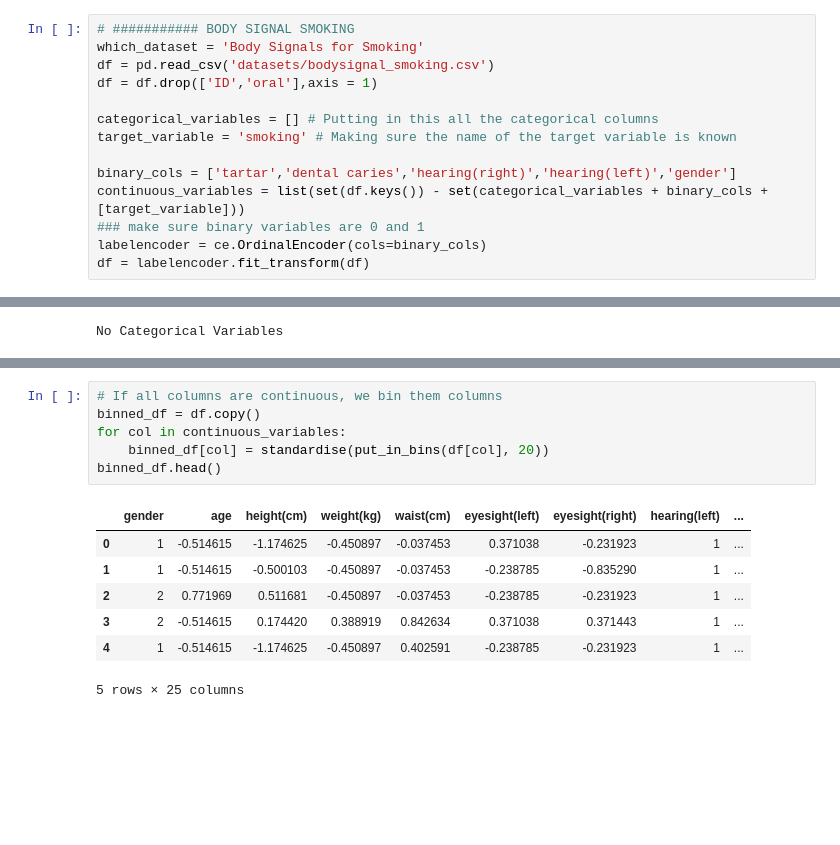
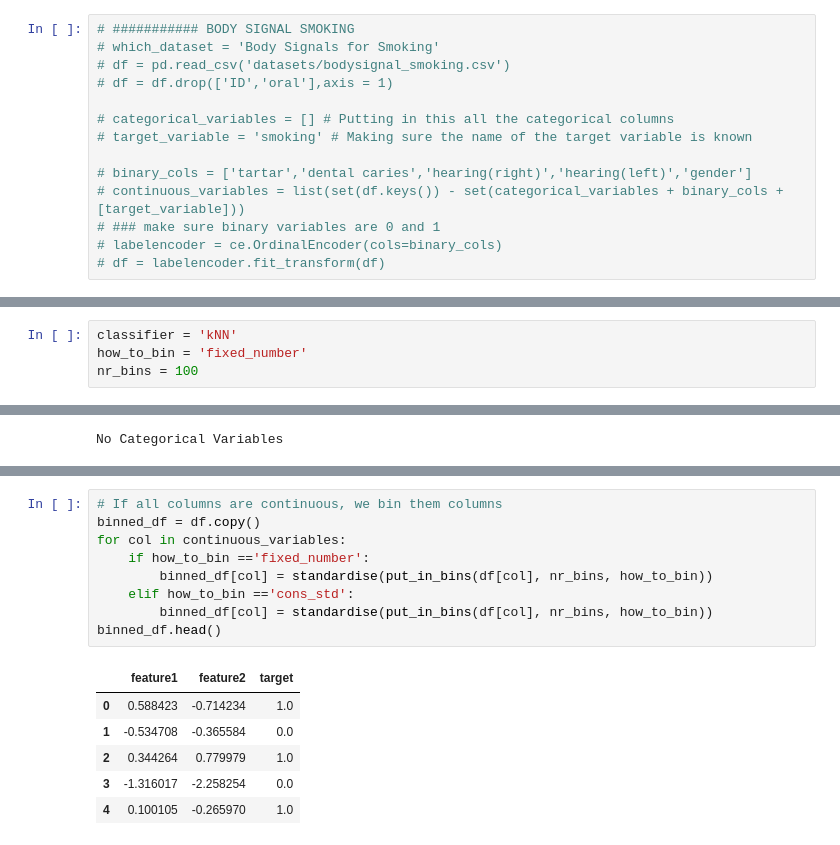
Before and after one commit to irisroatis/phd_year1_code_term2, a Jupyter notebook: datasets_continuous_only.ipynb, the cells around one changed output, grey strips where cells are left out. Saved outputs shown, nothing was run; the diff lists cells and outputs as text; blank space fills up the shorter version.

```diff
--- a/datasets_continuous_only.ipynb
+++ b/datasets_continuous_only.ipynb
@@ -113,15 +206,15 @@ def put_in_bins(data, how_many_bins):
 #        'pH', 'sulphates', 'alcohol']
 # %%
 # ########### BODY SIGNAL SMOKING
-which_dataset = 'Body Signals for Smoking'
-df = pd.read_csv('datasets/bodysignal_smoking.csv')
-df = df.drop(['ID','oral'],axis = 1)
+# which_dataset = 'Body Signals for Smoking'
+# df = pd.read_csv('datasets/bodysignal_smoking.csv')
+# df = df.drop(['ID','oral'],axis = 1)
 
-categorical_variables = [] # Putting in this all the categorical columns
-target_variable = 'smoking' # Making sure the name of the target variable is known
+# categorical_variables = [] # Putting in this all the categorical columns
+# target_variable = 'smoking' # Making sure the name of the target variable is known
 
-binary_cols = ['tartar','dental caries','hearing(right)','hearing(left)','gender']
-continuous_variables = list(set(df.keys()) - set(categorical_variables + binary_cols + [target_variable]))
-### make sure binary variables are 0 and 1
-labelencoder = ce.OrdinalEncoder(cols=binary_cols)
-df = labelencoder.fit_transform(df)
+# binary_cols = ['tartar','dental caries','hearing(right)','hearing(left)','gender']
+# continuous_variables = list(set(df.keys()) - set(categorical_variables + binary_cols + [target_variable]))
+# ### make sure binary variables are 0 and 1
+# labelencoder = ce.OrdinalEncoder(cols=binary_cols)
+# df = labelencoder.fit_transform(df)
@@ -128,3 +233,7 @@ df = labelencoder.fit_transform(df)
+# %%
+classifier = 'kNN'
+how_to_bin = 'fixed_number'
+nr_bins = 100
 # %%
 categ = len(categorical_variables)
 cont = len(continuous_variables)
@@ -149,17 +267,19 @@ plt.show()
 # %%
 # If all columns are continuous, we bin them columns
 binned_df = df.copy()
 for col in continuous_variables:
-    binned_df[col] = standardise(put_in_bins(df[col], 20))
+    if how_to_bin =='fixed_number':
+        binned_df[col] = standardise(put_in_bins(df[col], nr_bins, how_to_bin))
+    elif how_to_bin =='cons_std':
+        binned_df[col] = standardise(put_in_bins(df[col], nr_bins, how_to_bin))
 binned_df.head()
 # %% [output]
-|  | gender | age | height(cm) | weight(kg) | waist(cm) | eyesight(left) | eyesight(right) | hearing(left) | ... |
-| 0 | 1 | -0.514615 | -1.174625 | -0.450897 | -0.037453 | 0.371038 | -0.231923 | 1 | ... |
-| 1 | 1 | -0.514615 | -0.500103 | -0.450897 | -0.037453 | -0.238785 | -0.835290 | 1 | ... |
-| 2 | 2 | 0.771969 | 0.511681 | -0.450897 | -0.037453 | -0.238785 | -0.231923 | 1 | ... |
-| 3 | 2 | -0.514615 | 0.174420 | 0.388919 | 0.842634 | 0.371038 | 0.371443 | 1 | ... |
-| 4 | 1 | -0.514615 | -1.174625 | -0.450897 | 0.402591 | -0.238785 | -0.231923 | 1 | ... |
+|  | feature1 | feature2 | target |
+| 0 | 0.588423 | -0.714234 | 1.0 |
+| 1 | -0.534708 | -0.365584 | 0.0 |
+| 2 | 0.344264 | 0.779979 | 1.0 |
+| 3 | -1.316017 | -2.258254 | 0.0 |
+| 4 | 0.100105 | -0.265970 | 1.0 |
-5 rows × 25 columns
 # %%
 # We standardise original dataset
 for cont_col in continuous_variables:
```
Also changed, not shown: parts of 15 cells of this notebook, 10 other files.
